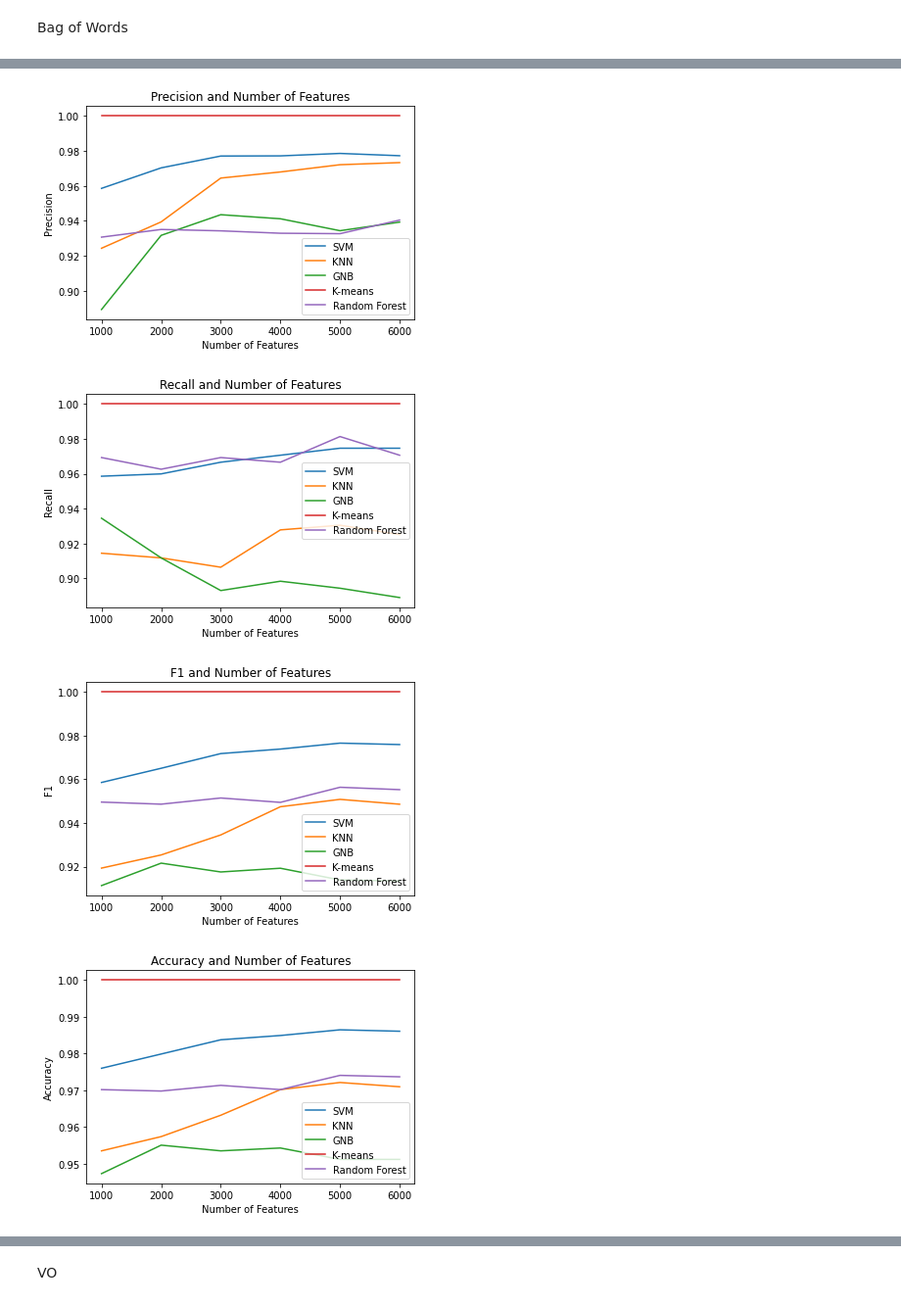
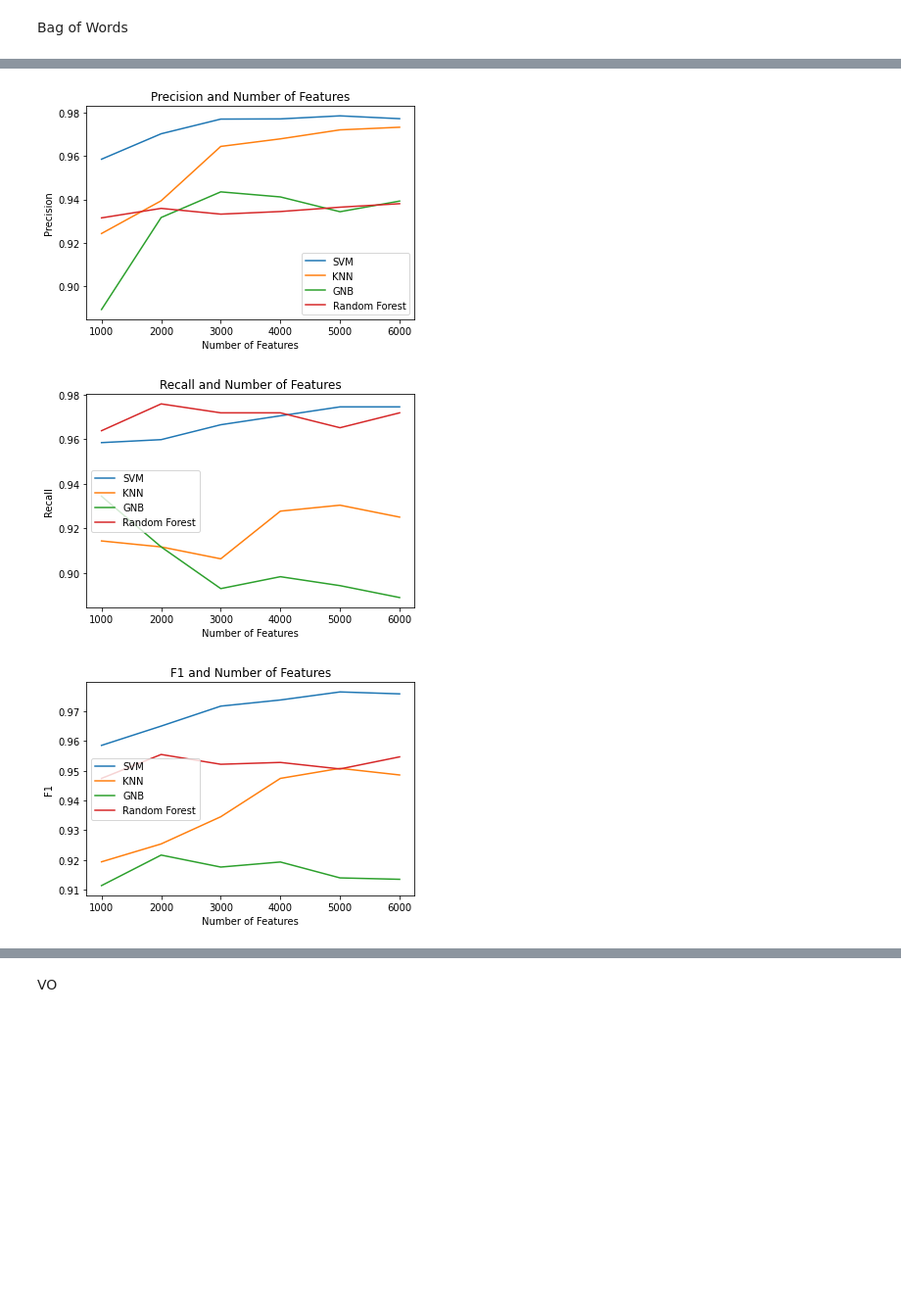
Before and after one commit to tzr897/security_project, a Jupyter notebook: src/demo1.ipynb, the cells around one changed output, grey strips where cells are left out. Shown at 98% size. Drawn from its saved outputs; the diff is of its cells as text; code cells hidden in the pictures; blank space fills up the shorter version.

```diff
--- a/src/demo1.ipynb
+++ b/src/demo1.ipynb
@@ -242,9 +211,10 @@ def onetest():
         res_svm = detection_svm(X_train_bagofwords_arr[i], y_train_bagofwords_arr[i], X_test_bagofwords_arr[i], y_test_bagofwords_arr[i])
         res_knn = detection_knn(X_train_bagofwords_arr[i], y_train_bagofwords_arr[i], X_test_bagofwords_arr[i], y_test_bagofwords_arr[i])
         res_gnb = detection_gnb(X_train_bagofwords_arr[i], y_train_bagofwords_arr[i], X_test_bagofwords_arr[i], y_test_bagofwords_arr[i])
-        res_kmeans = detection_kmeans(X_train_bagofwords_arr[i], y_train_bagofwords_arr[i], X_test_bagofwords_arr[i], y_test_bagofwords_arr[i], 2)
+        #res_kmeans = detection_kmeans(X_train_bagofwords_arr[i], y_train_bagofwords_arr[i], X_test_bagofwords_arr[i], y_test_bagofwords_arr[i], 2)
         res_rf = detection_rf(X_train_bagofwords_arr[i], y_train_bagofwords_arr[i], X_test_bagofwords_arr[i], y_test_bagofwords_arr[i])
-        temp = [res_svm, res_knn, res_gnb, res_kmeans, res_rf]
+        #temp = [res_svm, res_knn, res_gnb, res_kmeans, res_rf]
+        temp = [res_svm, res_knn, res_gnb, res_rf]
         res[NUM_FEATURE_ARR[i]] = temp
     return res
 
@@ -283,10 +253,10 @@ def f_plot(idx):
     plt_y_gnb = [res[i][2][idx] for i in NUM_FEATURE_ARR]
     ax.plot(plt_x_label, plt_y_gnb, label = "GNB")
 
-    plt_y_kmeans = [res[i][3][idx] for i in NUM_FEATURE_ARR]
-    ax.plot(plt_x_label, plt_y_kmeans, label = "K-means")
+    # plt_y_kmeans = [res[i][3][idx] for i in NUM_FEATURE_ARR]
+    # ax.plot(plt_x_label, plt_y_kmeans, label = "K-means")
 
-    plt_y_rf = [res[i][4][idx] for i in NUM_FEATURE_ARR]
+    plt_y_rf = [res[i][3][idx] for i in NUM_FEATURE_ARR]
     ax.plot(plt_x_label, plt_y_rf, label = "Random Forest")
 
     cur_title = ""
@@ -308,6 +278,6 @@ def f_plot(idx):
 
     plt.show()
 # %%
-for i in range(5):
+for i in range(4):
     f_plot(i)
 # %% [output]
@@ -315,4 +285,3 @@ for i in range(5):
-[figure, old version]
+[figure, new version]
-[figure, old version]
+[figure, new version]
-[figure, old version]
+[figure, new version]
-[figure, removed]
```
Also changed, not shown: parts of 10 cells of this notebook.
